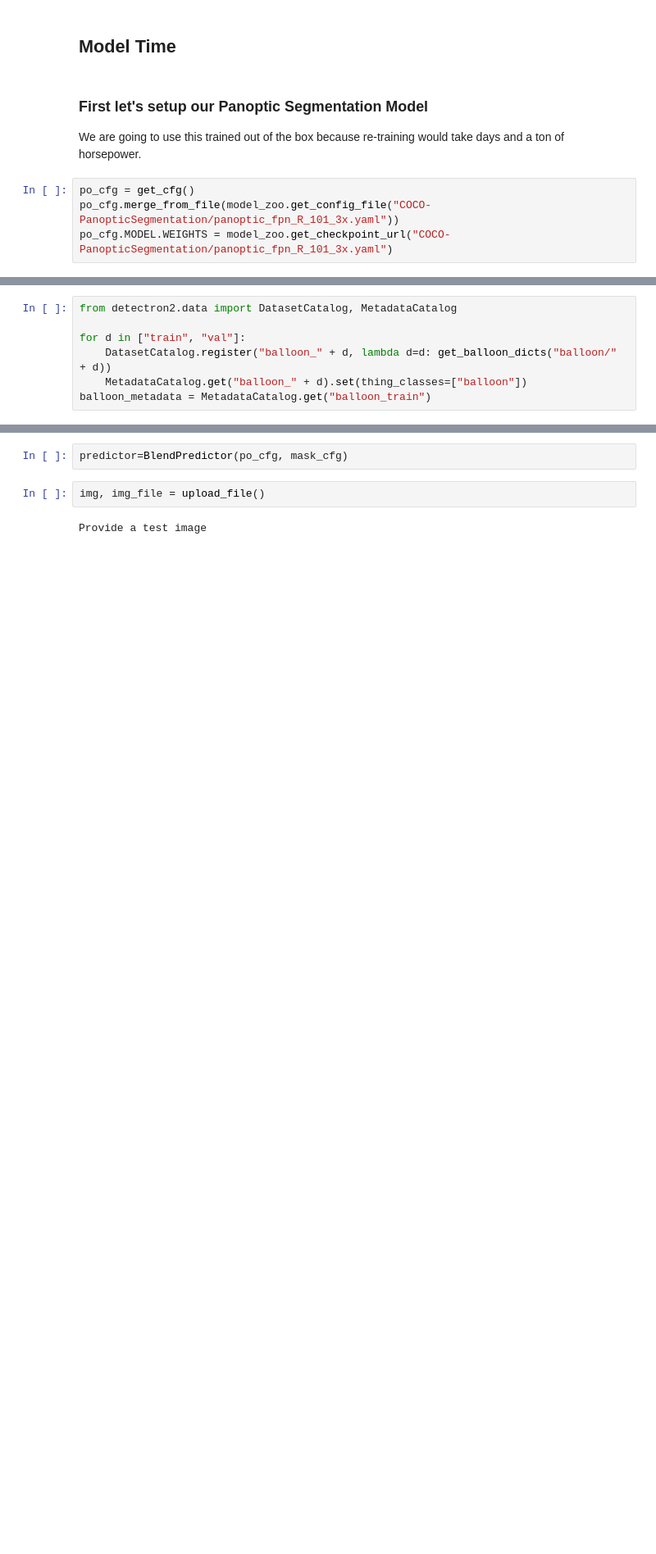
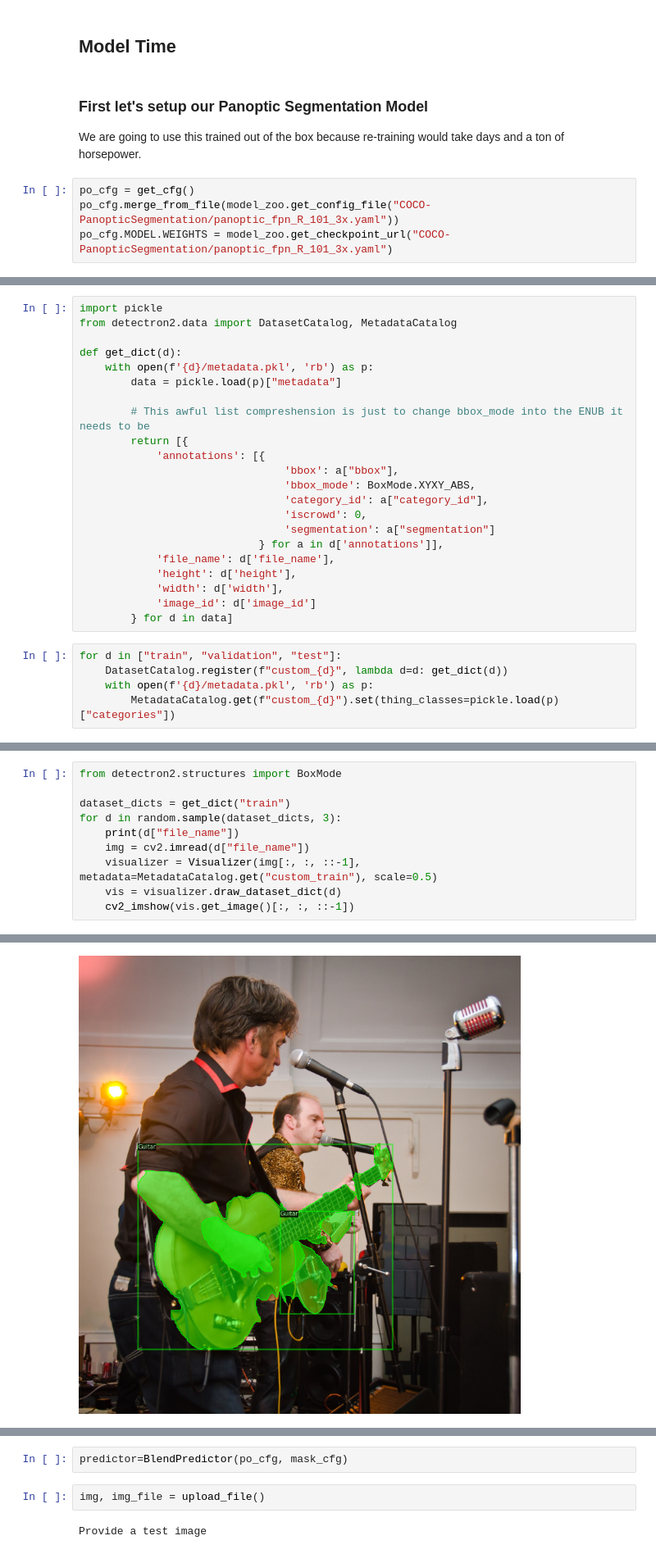
Before and after one commit to kaipak/from-eyes-to-ears, a Jupyter notebook: From_Eyes_to_Ears.ipynb, the cells around one changed output, grey strips where cells are left out. Shown at 82% size. Drawn from its saved outputs; the diff is of its cells as text; blank space fills up the shorter version.

```diff
--- a/From_Eyes_to_Ears.ipynb
+++ b/From_Eyes_to_Ears.ipynb
@@ -145,7 +79,0 @@ def get_balloon_dicts(img_dir):
-# %%
-from detectron2.data import DatasetCatalog, MetadataCatalog
-
-for d in ["train", "val"]:
-    DatasetCatalog.register("balloon_" + d, lambda d=d: get_balloon_dicts("balloon/" + d))
-    MetadataCatalog.get("balloon_" + d).set(thing_classes=["balloon"])
-balloon_metadata = MetadataCatalog.get("balloon_train")
@@ -151,0 +108,27 @@ balloon_metadata = MetadataCatalog.get("balloon_train")
+# %%
+import pickle
+from detectron2.data import DatasetCatalog, MetadataCatalog
+
+def get_dict(d):
+    with open(f'{d}/metadata.pkl', 'rb') as p:
+        data = pickle.load(p)["metadata"]
+
+        # This awful list compreshension is just to change bbox_mode into the ENUB it needs to be
+        return [{
+            'annotations': [{
+                                'bbox': a["bbox"],
+                                'bbox_mode': BoxMode.XYXY_ABS,
+                                'category_id': a["category_id"],
+                                'iscrowd': 0,
+                                'segmentation': a["segmentation"]
+                            } for a in d['annotations']],
+            'file_name': d['file_name'],
+            'height': d['height'],
+            'width': d['width'],
+            'image_id': d['image_id']
+        } for d in data]
+# %%
+for d in ["train", "validation", "test"]:
+    DatasetCatalog.register(f"custom_{d}", lambda d=d: get_dict(d))
+    with open(f'{d}/metadata.pkl', 'rb') as p:
+        MetadataCatalog.get(f"custom_{d}").set(thing_classes=pickle.load(p)["categories"])
@@ -151,0 +137,11 @@ balloon_metadata = MetadataCatalog.get("balloon_train")
+# %%
+from detectron2.structures import BoxMode
+
+dataset_dicts = get_dict("train")
+for d in random.sample(dataset_dicts, 3):
+    print(d["file_name"])
+    img = cv2.imread(d["file_name"])
+    visualizer = Visualizer(img[:, :, ::-1], metadata=MetadataCatalog.get("custom_train"), scale=0.5)
+    vis = visualizer.draw_dataset_dict(d)
+    cv2_imshow(vis.get_image()[:, :, ::-1])
+# %% [output]
@@ -151,0 +149 @@ balloon_metadata = MetadataCatalog.get("balloon_train")
+[figure, added]
```
Also changed, not shown: parts of 21 cells of this notebook.
